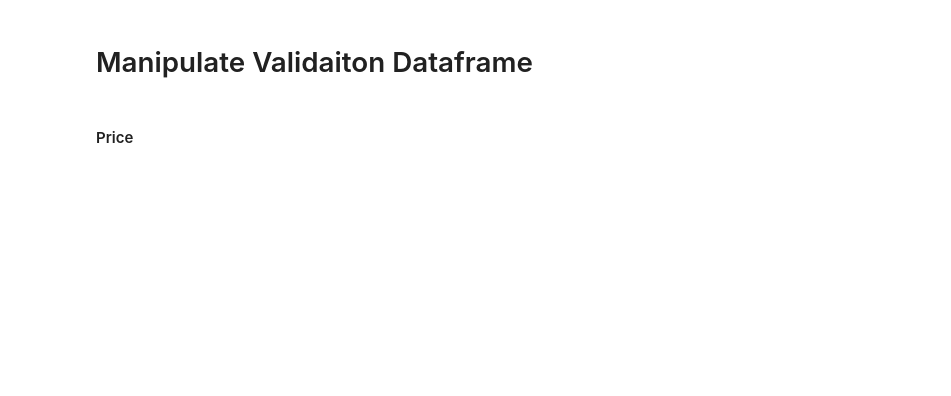
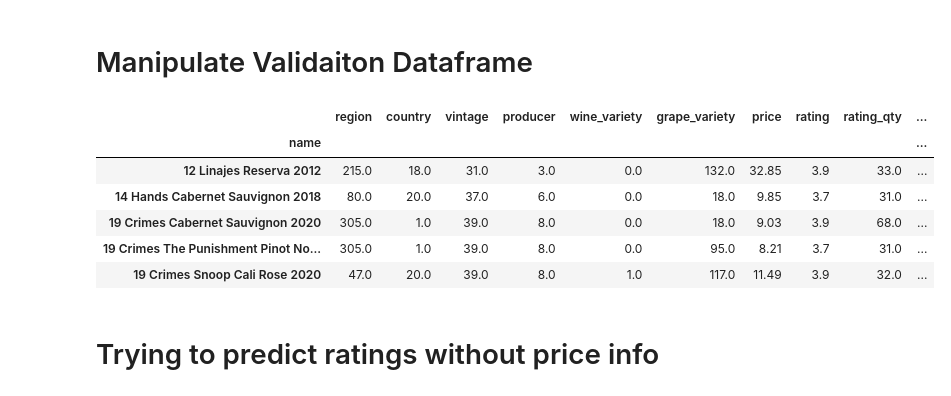
Before and after one commit to acdaniel864/capstone, a Jupyter notebook: code/05_validation_feature_engineering.ipynb, the cells around one changed output. Drawn from its saved outputs; the diff is of its cells as text; code cells hidden in the pictures; blank space fills up the shorter version.

```diff
--- a/code/05_validation_feature_engineering.ipynb
+++ b/code/05_validation_feature_engineering.ipynb
@@ -7,2 +2,0 @@ import statistics
-# %% [markdown]
-#### Price
@@ -8,0 +22,15 @@ import statistics
+# %%
+df = pd.read_csv('../data/modelling_wines.csv')
+df.set_index('name', inplace=True)
+df = df[df['rating_qty'] > 30].copy()
+df.head()
+# %% [output]
+|  | region | country | vintage | producer | wine_variety | grape_variety | price | rating | rating_qty | ... |
+| name |  |  |  |  |  |  |  |  |  | ... |
+| 12 Linajes Reserva 2012 | 215.0 | 18.0 | 31.0 | 3.0 | 0.0 | 132.0 | 32.85 | 3.9 | 33.0 | ... |
+| 14 Hands Cabernet Sauvignon 2018 | 80.0 | 20.0 | 37.0 | 6.0 | 0.0 | 18.0 | 9.85 | 3.7 | 31.0 | ... |
+| 19 Crimes Cabernet Sauvignon 2020 | 305.0 | 1.0 | 39.0 | 8.0 | 0.0 | 18.0 | 9.03 | 3.9 | 68.0 | ... |
+| 19 Crimes The Punishment Pinot No... | 305.0 | 1.0 | 39.0 | 8.0 | 0.0 | 95.0 | 8.21 | 3.7 | 31.0 | ... |
+| 19 Crimes Snoop Cali Rose 2020 | 47.0 | 20.0 | 39.0 | 8.0 | 1.0 | 117.0 | 11.49 | 3.9 | 32.0 | ... |
+# %% [markdown]
+# Trying to predict ratings without price info
```
Also changed, not shown: parts of 19 cells of this notebook, 8 other files.
